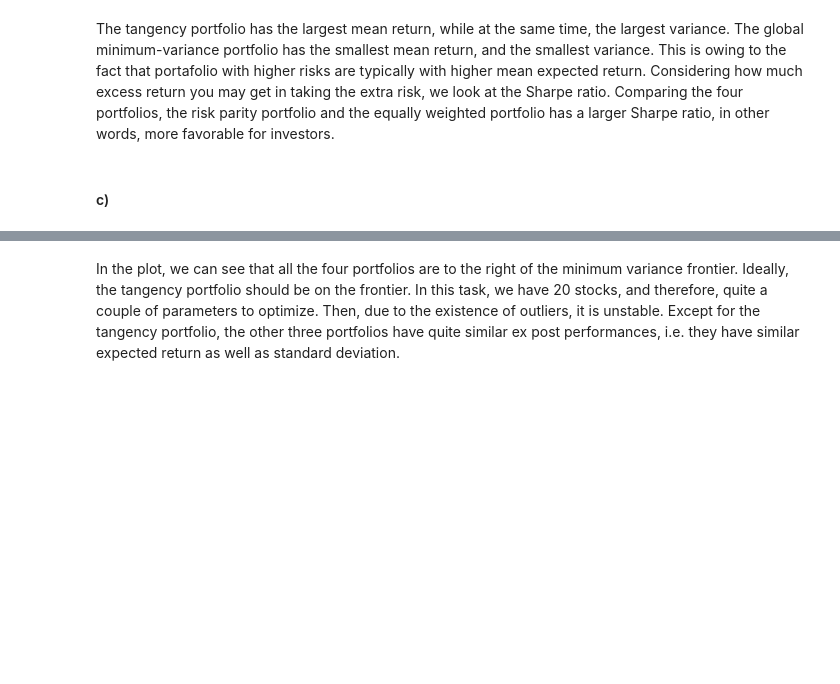
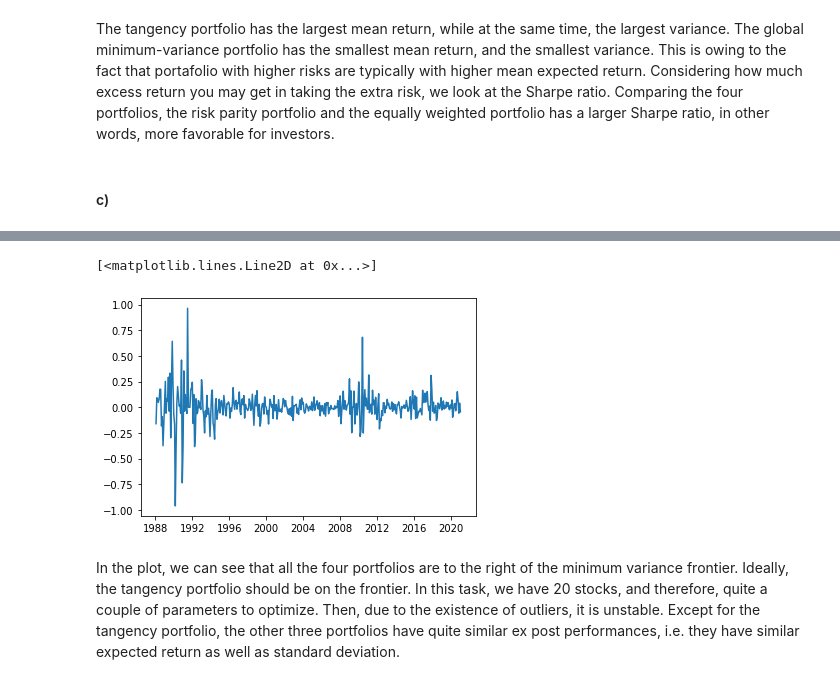
Before and after one commit to dexdx/FIN405_Problem-Sets, a Jupyter notebook: 3/PS3_pt2.ipynb, the cells around one changed output, grey strips where cells are left out. Saved outputs shown, nothing was run; the diff lists cells and outputs as text; code cells hidden in the pictures; blank space fills up the shorter version.

```diff
--- a/3/PS3_pt2.ipynb
+++ b/3/PS3_pt2.ipynb
@@ -273,3 +278,8 @@ plt.show()
+# %%
+plt.plot(pfs_rets_df['TAN'])
+# %% [output]
+[<matplotlib.lines.Line2D at 0x...>]
+[figure, added]
 # %% [markdown]
 In the plot, we can see that all the four portfolios are to the right of the minimum variance frontier. Ideally, the tangency portfolio should be on the frontier. In this task, we have 20 stocks, and therefore, quite a couple of parameters to optimize. Then, due to the existence of outliers, it is unstable. Except for the tangency portfolio, the other three portfolios have quite similar ex post performances, i.e. they have similar expected return as well as standard deviation.
 # %% [markdown]
```
Also changed, not shown: parts of 3 cells of this notebook.
